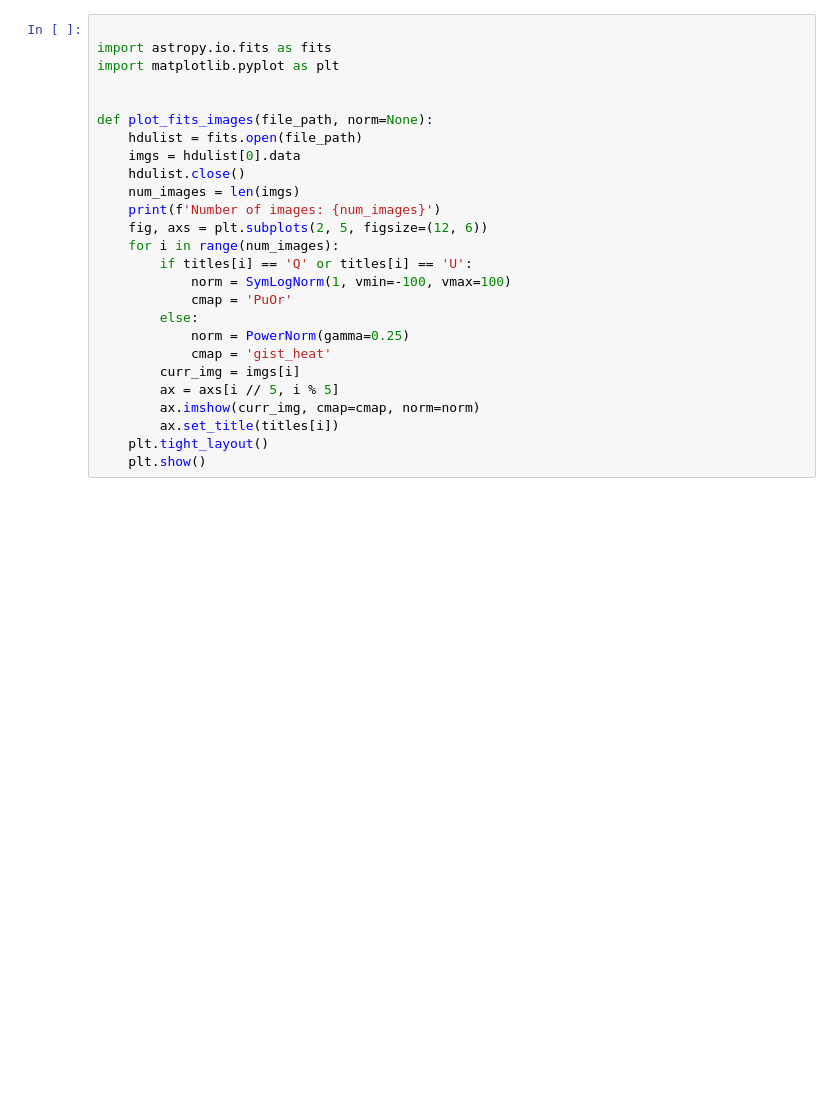
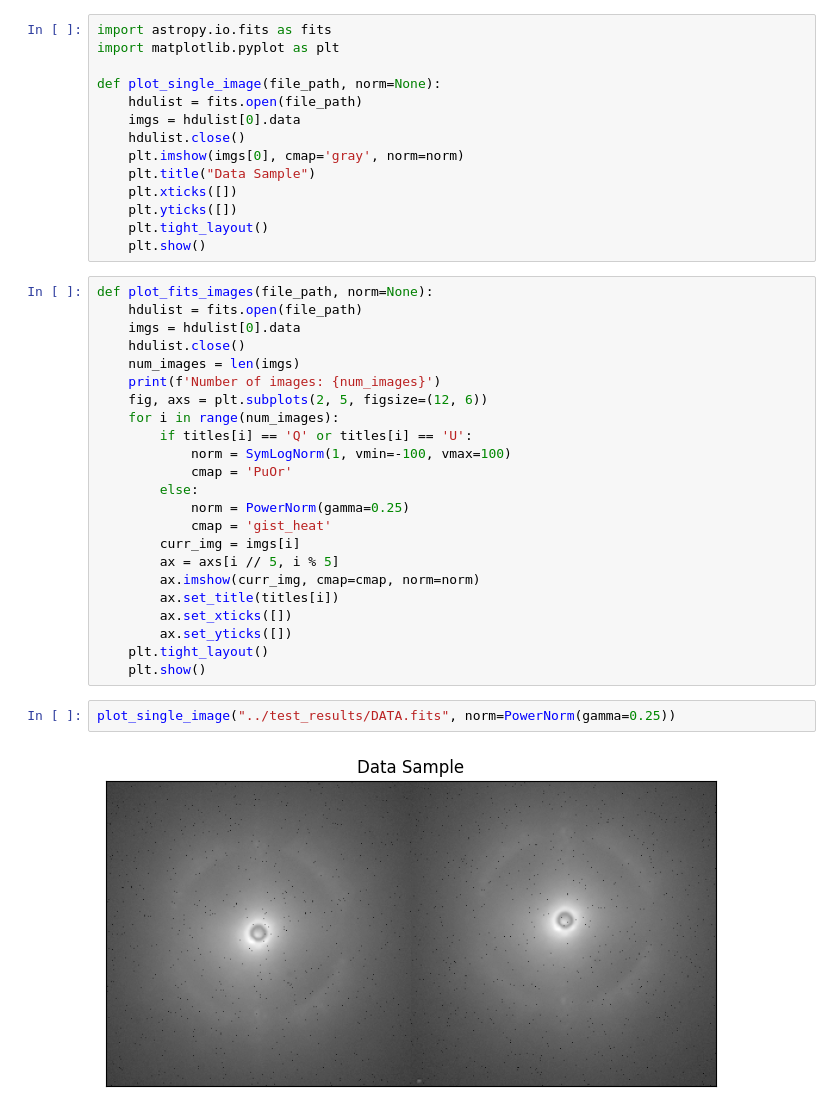
Before and after one commit to LaurenceDenneulin/Rhapsodie.jl, a Jupyter notebook: src/metrics.ipynb, the cells around one changed output. Drawn from its saved outputs; the diff is of its cells as text; blank space fills up the shorter version.

```diff
--- a/src/metrics.ipynb
+++ b/src/metrics.ipynb
@@ -96,9 +161,18 @@ compare_files("../test_results/rhapsodie_method_results/max_iter_100/RHAPSODIE_n
+# %%
+import astropy.io.fits as fits
+import matplotlib.pyplot as plt
+
+def plot_single_image(file_path, norm=None):
+    hdulist = fits.open(file_path)
+    imgs = hdulist[0].data
+    hdulist.close()
+    plt.imshow(imgs[0], cmap='gray', norm=norm)
+    plt.title("Data Sample")
+    plt.xticks([])
+    plt.yticks([])
+    plt.tight_layout()
+    plt.show()
 # %%
-
-import astropy.io.fits as fits
-import matplotlib.pyplot as plt
-
-
 def plot_fits_images(file_path, norm=None):
     hdulist = fits.open(file_path)
     imgs = hdulist[0].data
@@ -117,8 +191,14 @@ def plot_fits_images(file_path, norm=None):
         ax = axs[i // 5, i % 5]
         ax.imshow(curr_img, cmap=cmap, norm=norm)
         ax.set_title(titles[i])
+        ax.set_xticks([])
+        ax.set_yticks([])
     plt.tight_layout()
     plt.show()
+# %%
+plot_single_image("../test_results/DATA.fits", norm=PowerNorm(gamma=0.25))
+# %% [output]
+[figure, added]
 # %%
 plot_fits_images("../test_results/TRUE.fits", norm=PowerNorm(gamma=0.25))
 # %% [output]
```
Also changed, not shown: parts of 9 cells of this notebook, 1 other file.
